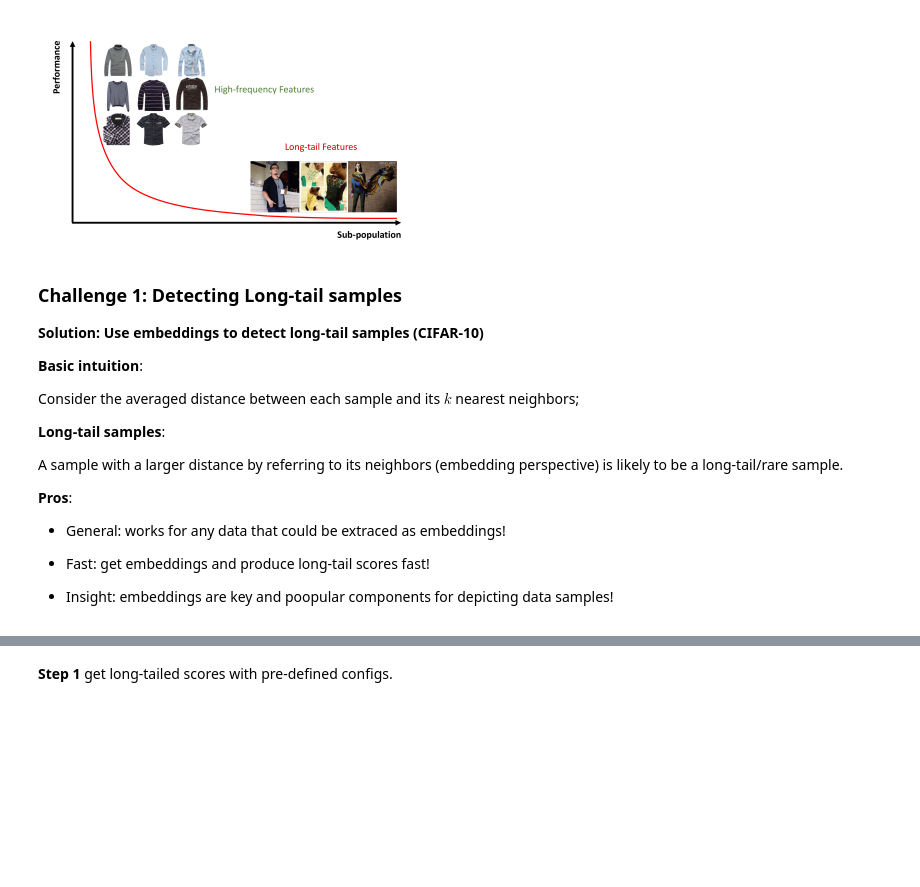
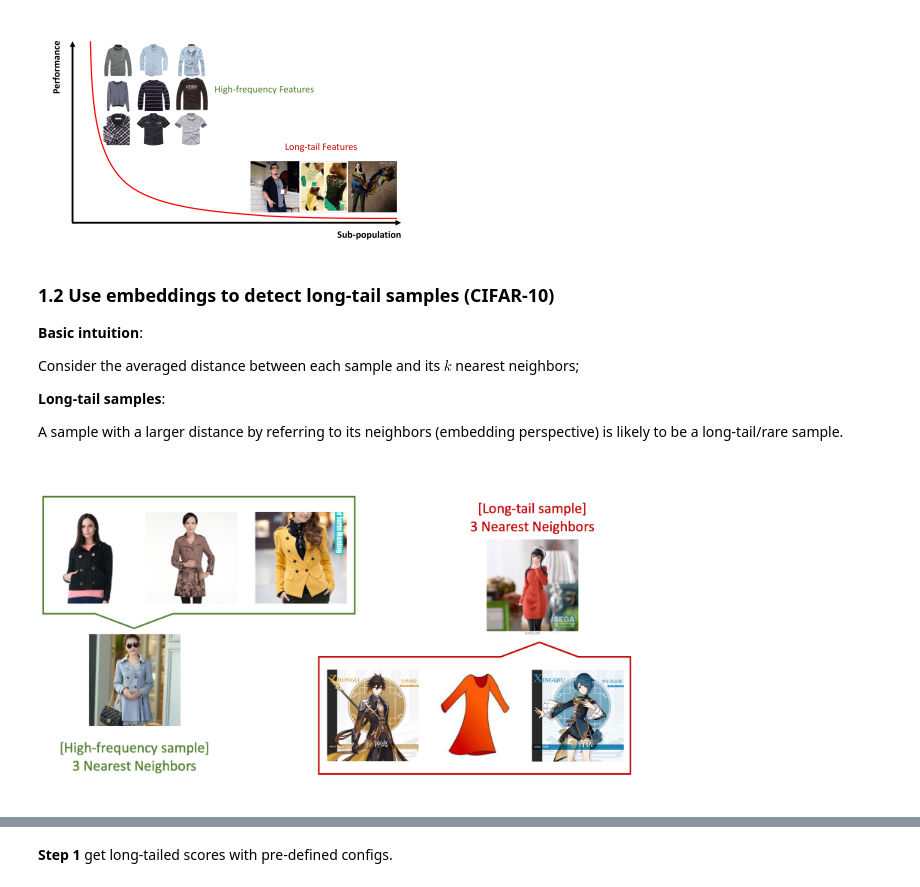
Before and after one commit to Docta-ai/IJCAI-tutorial, a Jupyter notebook: Sec4_challenge_future.ipynb, the cells around one changed output, grey strips where cells are left out. Cells and saved outputs as stored; diff of their text form; code cells hidden in the pictures; blank space fills up the shorter version.

```diff
--- a/Sec4_challenge_future.ipynb
+++ b/Sec4_challenge_future.ipynb
@@ -23,9 +31,7 @@ display(Image(filename = path, width = 400, height = 200))
 # %% [output]
 [figure]
 # %% [markdown]
-### Challenge 1: Detecting Long-tail samples
-
-**Solution: Use embeddings to detect long-tail samples (CIFAR-10)**
+### 1.2 Use embeddings to detect long-tail samples (CIFAR-10)
 
 **Basic intuition**:
 
@@ -34,12 +40,3 @@ Consider the averaged distance between each sample and its $k$ nearest neighbors
 **Long-tail samples**:
 
 A sample with a larger distance by referring to its neighbors (embedding perspective) is likely to be a long-tail/rare sample.
-
-
-**Pros**:
-
-* General: works for any data that could be extraced as embeddings!
-
-* Fast: get embeddings and produce long-tail scores fast!
-
-* Insight: embeddings are key and poopular components for depicting data samples!
@@ -50,0 +43,4 @@ os.chdir('./docta')
+# %%
+display(Image(filename = 'tutorial_imgs/motivation.png', width = 600, height = 300))
+# %% [output]
+[figure, added]
```
Also changed, not shown: parts of 27 cells of this notebook.
